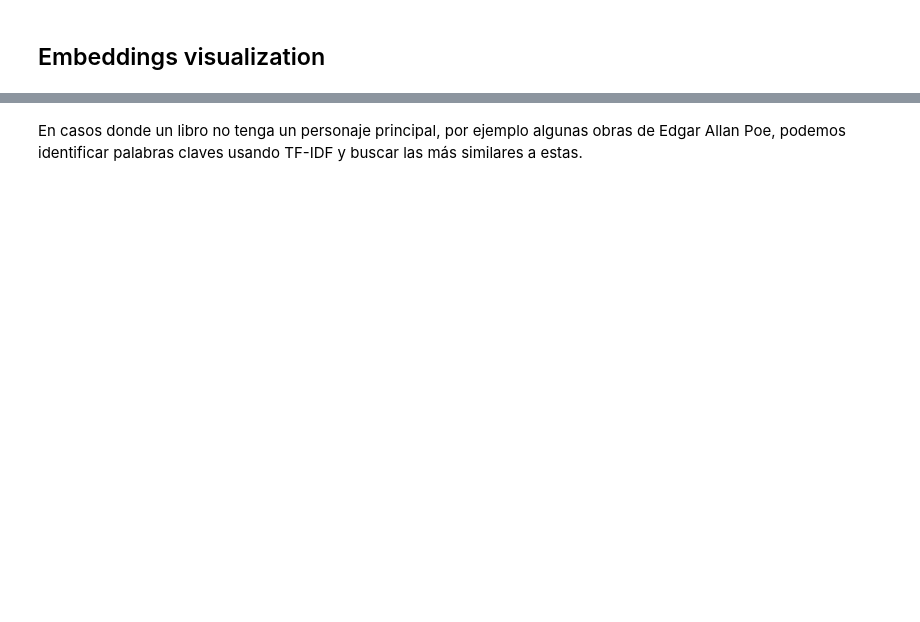
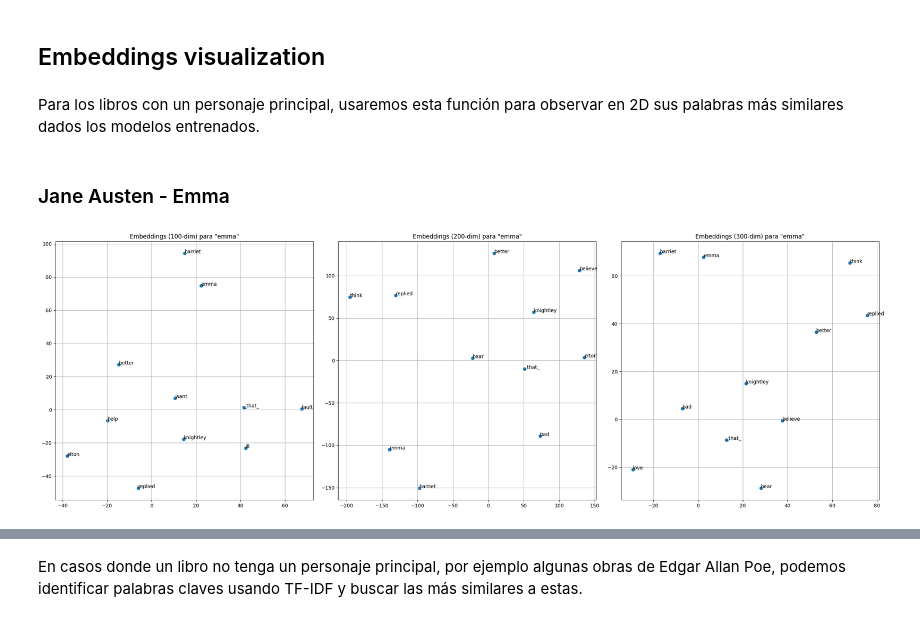
Before and after one commit to gamendez98/nlp-homework, a Jupyter notebook: hw04/data_analysis.ipynb, the cells around one changed output, grey strips where cells are left out. Saved outputs shown, nothing was run; the diff lists cells and outputs as text; code cells hidden in the pictures; blank space fills up the shorter version.

```diff
--- a/hw04/data_analysis.ipynb
+++ b/hw04/data_analysis.ipynb
@@ -255 +272,3 @@ def plot_embeddings_2d(model: Word2Vec, main_word: str, num_similar: int = 10, r
     plt.show()
+# %% [markdown]
+Para los libros con un personaje principal, usaremos esta función para observar en 2D sus palabras más similares dados los modelos entrenados.
@@ -255,0 +277,6 @@ def plot_embeddings_2d(model: Word2Vec, main_word: str, num_similar: int = 10, r
+# %% [markdown]
+### Jane Austen - Emma
+# %%
+plot_embeddings_2d(models, 'emma', num_similar=10, reduction_method='tsne')
+# %% [output]
+[figure, added]
```
Also changed, not shown: parts of 26 cells of this notebook, 1 other file.
